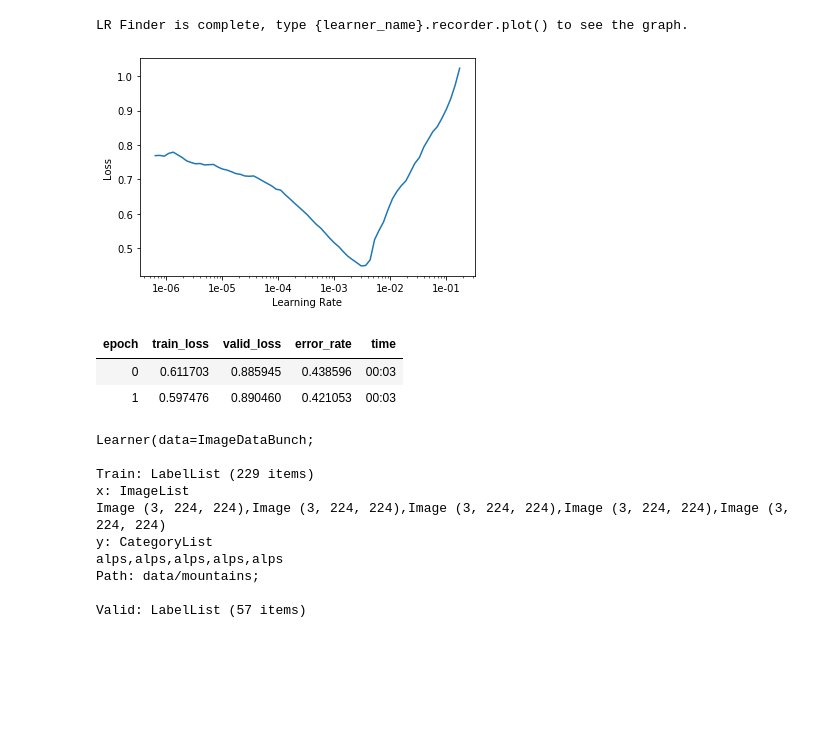
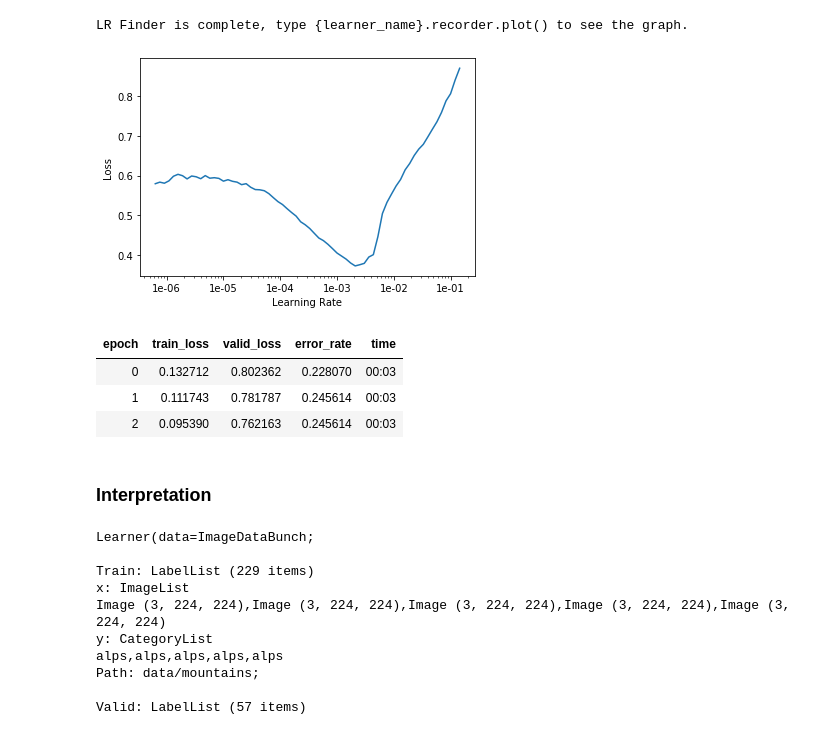
Before and after one commit to Bumbieris31/Mountain_classifier, a Jupyter notebook: mountain_classifier.ipynb, the cells around one changed output. Drawn from its saved outputs; the diff is of its cells as text; code cells hidden in the pictures; blank space fills up the shorter version.

```diff
--- a/mountain_classifier.ipynb
+++ b/mountain_classifier.ipynb
@@ -58,4 +61,4 @@ Downloading: "https://download.pytorch.org/models/resnet34-333f7ec4.pth" to /hom
 # %%
-learn.fit_one_cycle(4)
+learn.fit_one_cycle(6)
 # %% [output]
 | epoch | train_loss | valid_loss | error_rate | time |
@@ -75,11 +80,12 @@ LR Finder is complete, type {learner_name}.recorder.plot() to see the graph.
 # %%
 learn.recorder.plot()
 # %% [output]
-[figure, old version]
+[figure, new version]
 # %%
-learn.fit_one_cycle(2, max_lr=slice(1e-04, 1e-025))
+learn.fit_one_cycle(3, max_lr=slice(1e-04, 1e-03))
 # %% [output]
 | epoch | train_loss | valid_loss | error_rate | time |
-| 0 | 0.611703 | 0.885945 | 0.438596 | 00:03 |
-| 1 | 0.597476 | 0.890460 | 0.421053 | 00:03 |
+| 0 | 0.132712 | 0.802362 | 0.228070 | 00:03 |
+| 1 | 0.111743 | 0.781787 | 0.245614 | 00:03 |
+| 2 | 0.095390 | 0.762163 | 0.245614 | 00:03 |
 # %%
@@ -89 +93,3 @@ learn.save('stage-2')
+# %% [markdown]
+### Interpretation
 # %%
```
Also changed, not shown: parts of 33 cells of this notebook.
